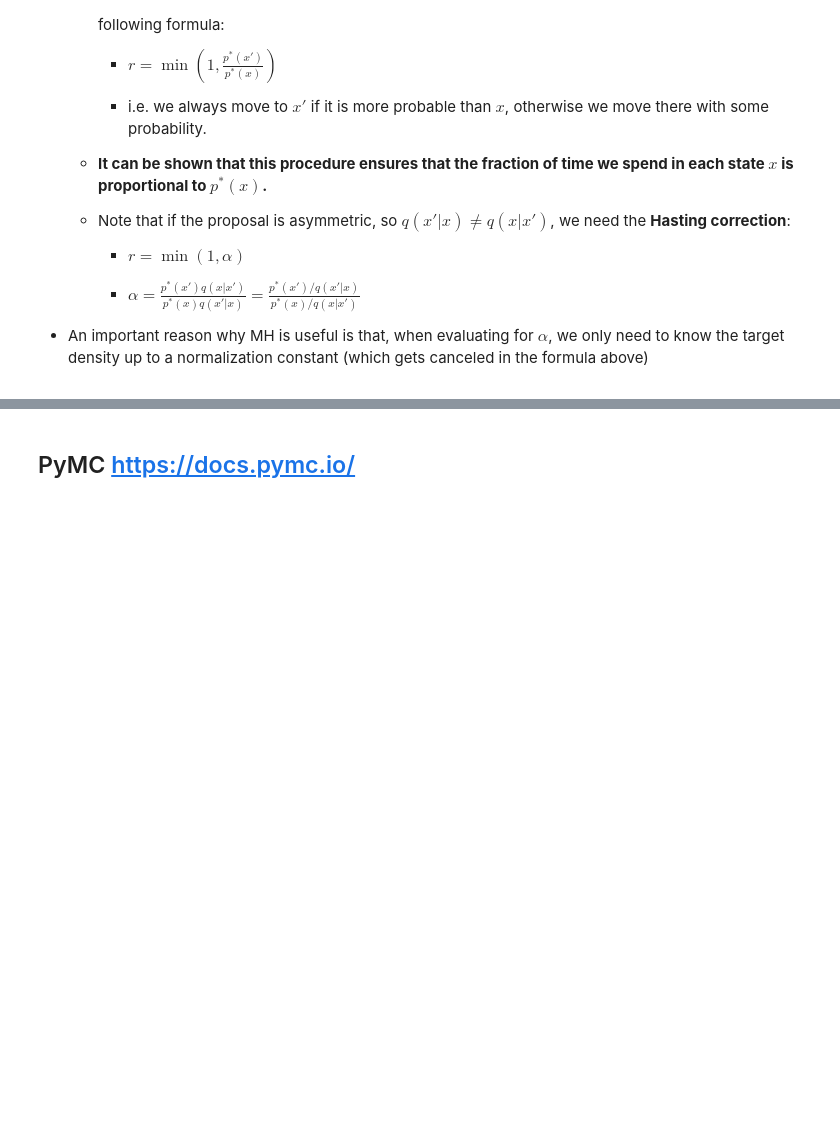
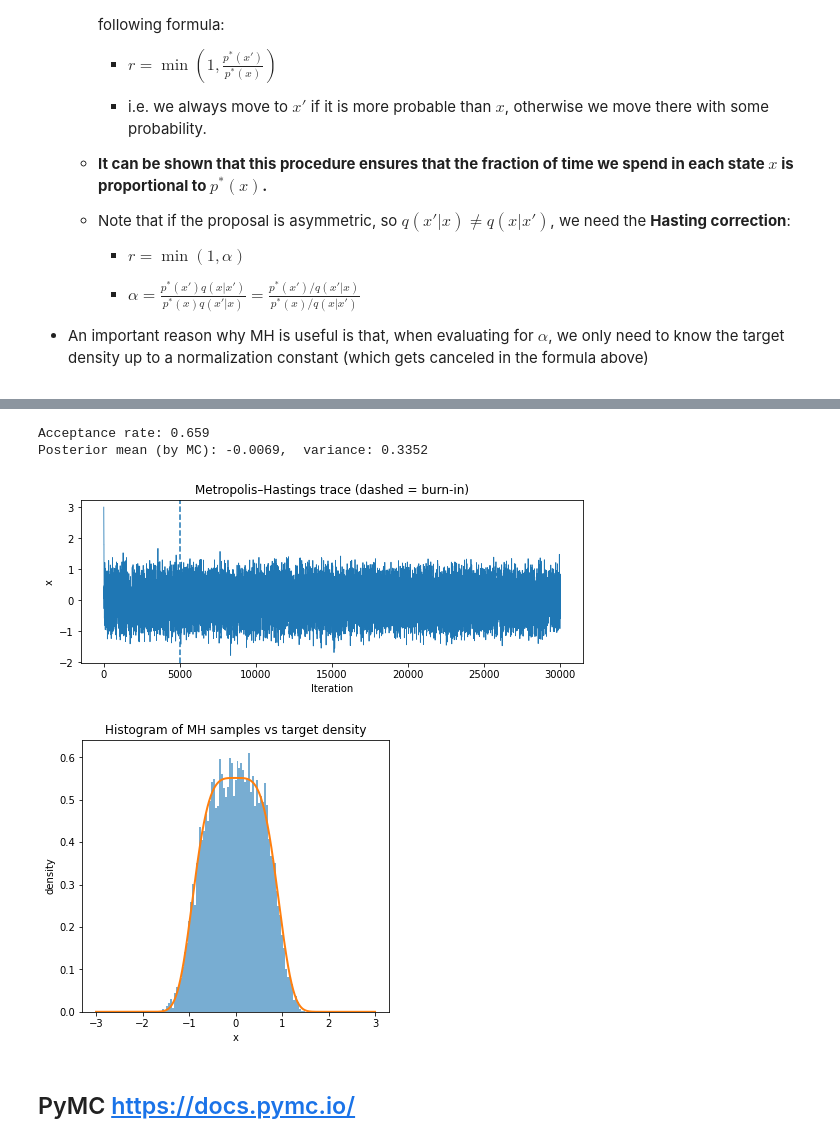
Before and after one commit to fforster/AS4501, a Jupyter notebook: Bayesian/Bayesian.ipynb, the cells around one changed output, grey strips where cells are left out. Saved outputs shown, nothing was run; the diff lists cells and outputs as text; code cells hidden in the pictures; blank space fills up the shorter version.

```diff
--- a/Bayesian/Bayesian.ipynb
+++ b/Bayesian/Bayesian.ipynb
@@ -201,6 +329,70 @@ However, if there is a big mismatch between prior and posterior this procedure i
 ![](MH.png)
 # %% [markdown]
 ![](3dRosenbrock.png)
+# %%
+# Metropolis–Hastings sampler demo for target π(x) ∝ exp(-x^4)
+# We use a Gaussian random-walk proposal and visualize trace + histogram vs. the normalized target.
+import numpy as np
+import matplotlib.pyplot as plt
+
+np.random.seed(7)
+
+def log_unnorm_pi(x):
+    # log π(x) up to additive constant
+    return -x**4
+
+def mh_sampler(n_samples=20000, burn_in=2000, init=0.0, proposal_sd=1.0):
+    x = init
+    samples = np.zeros(n_samples)
+    accepts = 0
+    for t in range(n_samples):
+        # Propose x' ~ N(x, proposal_sd^2)
+        x_prop = np.random.normal(x, proposal_sd)
+        # MH ratio in log space for stability
+        log_alpha = log_unnorm_pi(x_prop) - log_unnorm_pi(x)
+        if np.log(np.random.rand()) < log_alpha:
+            x = x_prop
+            accepts += 1
+        samples[t] = x
+    acc_rate = accepts / n_samples
+    return samples[burn_in:], acc_rate, samples
+
+# Run the sampler
+post_burn, acc_rate, full_chain = mh_sampler(n_samples=30000, burn_in=5000, init=3.0, proposal_sd=0.8)
+
+print(f"Acceptance rate: {acc_rate:.3f}")
+print(f"Posterior mean (by MC): {post_burn.mean():.4f},  variance: {post_burn.var():.4f}")
+
+# ----- Build a normalized reference curve numerically -----
+xs = np.linspace(-3, 3, 1000)
+unnorm = np.exp(-xs**4)
+Z = np.trapz(unnorm, xs)  # numerical normalization constant
+target_pdf = unnorm / Z
+
+# ----- Trace plot -----
+plt.figure(figsize=(9, 3))
+plt.plot(full_chain, linewidth=0.8)
+plt.axvline(5000, linestyle="--")
+plt.title("Metropolis–Hastings trace (dashed = burn-in)")
+plt.xlabel("Iteration")
+plt.ylabel("x")
+plt.show()
+
+# ----- Histogram vs normalized target density -----
+plt.figure(figsize=(5.5, 5))
+# Histogram of samples (density=True) with many bins
+plt.hist(post_burn, bins=80, density=True, alpha=0.6)
+# Overlay normalized target
+plt.plot(xs, target_pdf, linewidth=2)
+plt.title("Histogram of MH samples vs target density")
+plt.xlabel("x")
+plt.ylabel("density")
+plt.show()
+# %% [output]
+Acceptance rate: 0.659
+Posterior mean (by MC): -0.0069,  variance: 0.3352
+[figure, added]
+[figure, added]
 # %% [markdown]
 ## PyMC https://docs.pymc.io/
 # %% [markdown]
```
Also changed, not shown: parts of 16 cells of this notebook.
